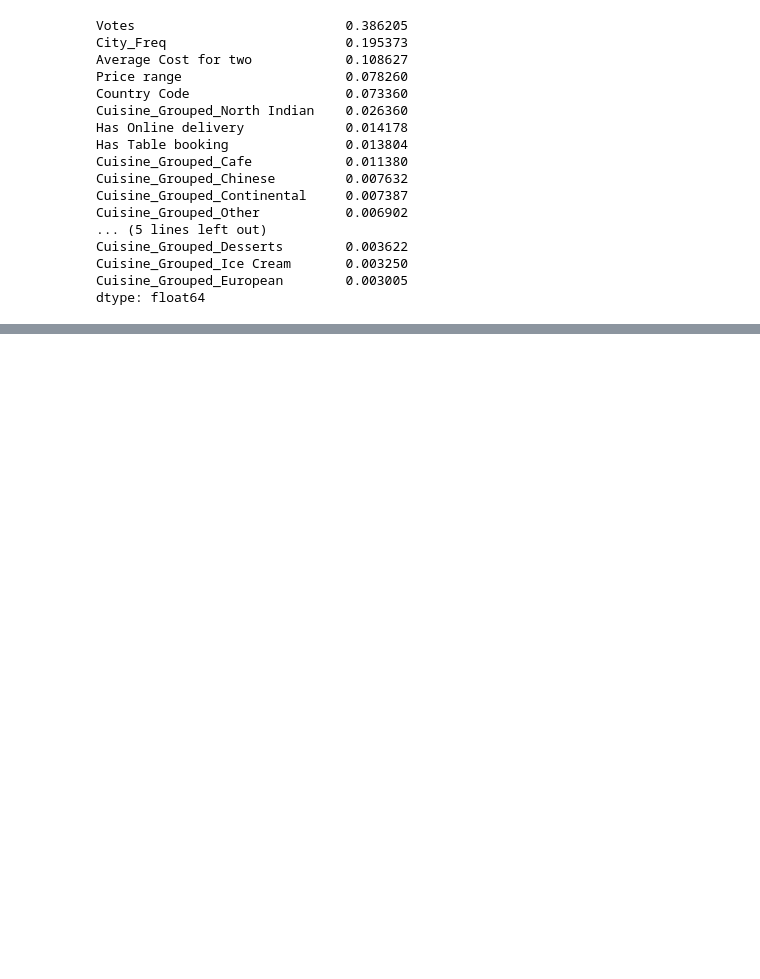
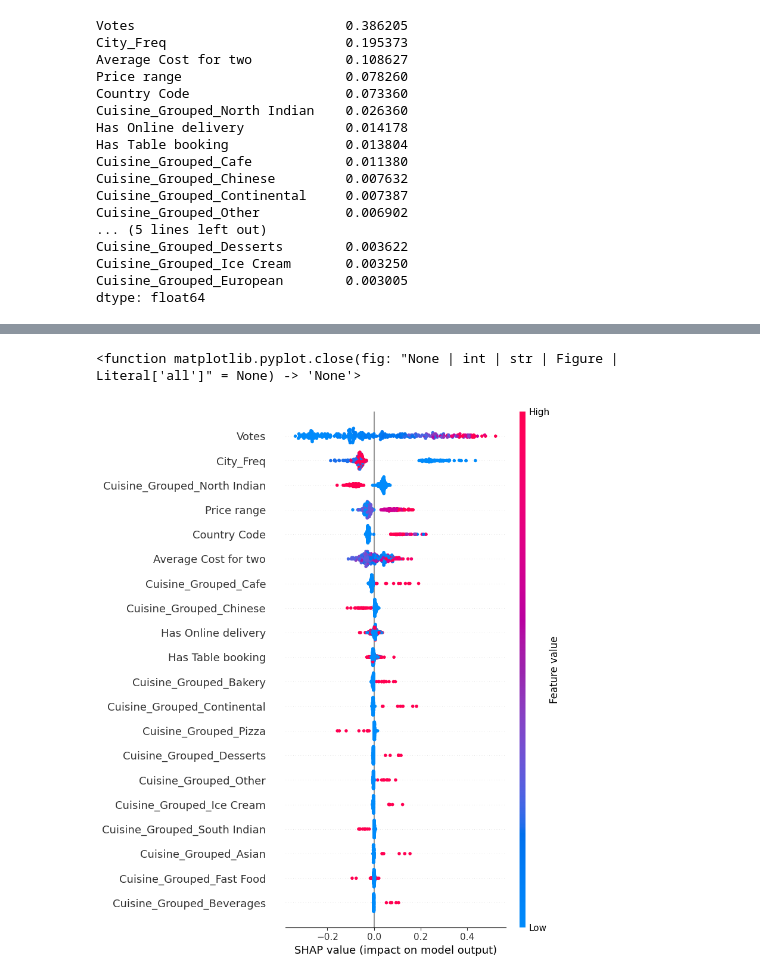
Before and after one commit to adarsh-v-h/Restaurant-Data-Analysis, a Jupyter notebook: notebooks/06_model_interpretation.ipynb, the cells around one changed output, grey strips where cells are left out. Saved outputs shown, nothing was run; the diff lists cells and outputs as text; code cells hidden in the pictures; blank space fills up the shorter version.

```diff
--- a/notebooks/06_model_interpretation.ipynb
+++ b/notebooks/06_model_interpretation.ipynb
@@ -47,0 +64,8 @@ dtype: float64
+# %%
+plt.figure(figsize=(10,8))
+shap.summary_plot(shap_values, sample, plot_type="dot", show=False)
+plt.savefig("../visuals/shap_summary.png", dpi = 300, bbox_inches="tight")
+plt.close
+# %% [output]
+<function matplotlib.pyplot.close(fig: "None | int | str | Figure | Literal['all']" = None) -> 'None'>
+[figure, added]
```
Also changed, not shown: parts of 13 cells of this notebook, 13 other files.
